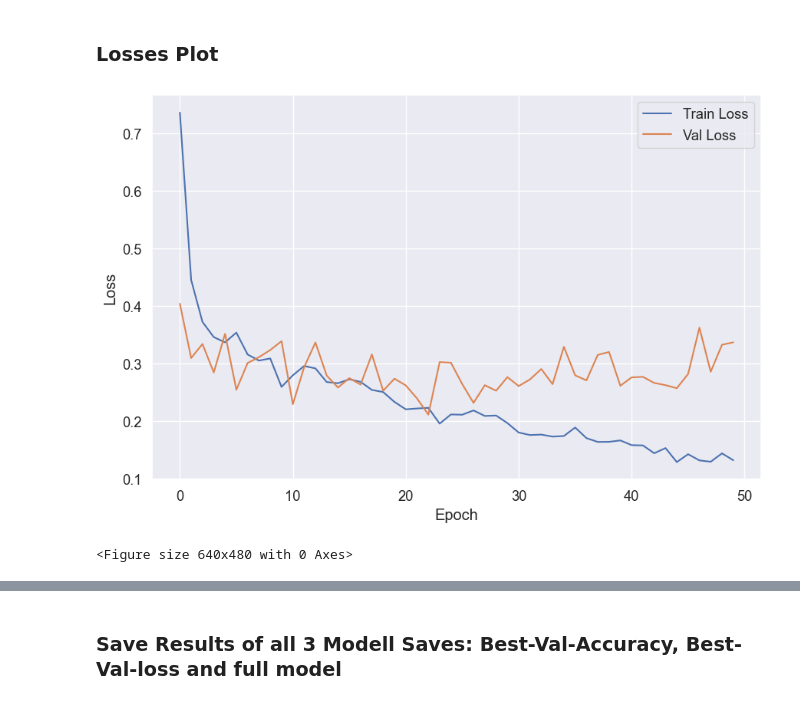
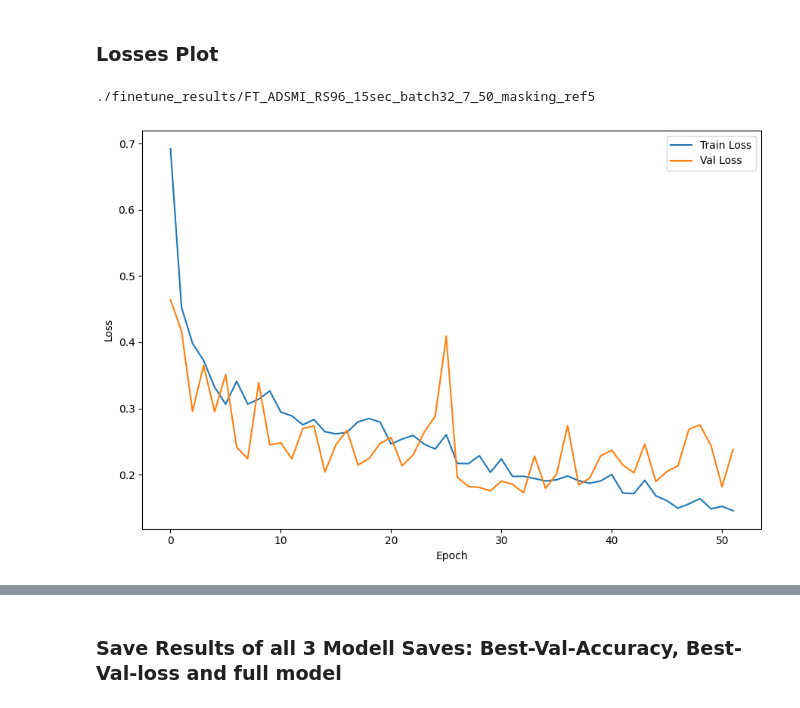
Before and after one commit to GaborinoS/MA-pre-work, a Jupyter notebook: Test_from_scratch/Finetune_NB_ContrastiveModel.ipynb, the cells around one changed output, grey strips where cells are left out. Saved outputs shown, nothing was run; the diff lists cells and outputs as text; code cells hidden in the pictures.

```diff
--- a/Test_from_scratch/Finetune_NB_ContrastiveModel.ipynb
+++ b/Test_from_scratch/Finetune_NB_ContrastiveModel.ipynb
@@ -128,9 +132,9 @@ class ContrastiveTripletModelwithPHEfficient(nn.Module):
 #Run1:
 #Pretrain_model_dir = "./results/FIRST-2023-11-08-21-epochs-100-ADSMI"
 #Run2:
-Pretrain_model_dir = "./results/CLR-2023-11-24-15-epochs-120-ADSMI-neu_V2"
+#Pretrain_model_dir = "./results/CLR-2023-11-24-15-epochs-120-ADSMI-neu_V2"
 #Run3:
-#Pretrain_model_dir = "./results/CLR-2023-12-08-16-epochs-250-ADSMI-neu_V5"
+Pretrain_model_dir = "./results/CLR-2023-12-08-16-epochs-250-ADSMI-neu_V5"
 # %%
 
 
@@ -356,7 +385,13 @@ early_stop_counter = 0
 # %%
+
+from sklearn.metrics import f1_score as calculate_f1_score
+
+
 for epoch in range(num_epochs):
     model.train()
     epoch_train_losses = []  # Temporary list for storing training losses for each batch
+    all_predicted = []
+    all_labels = []
     for batch_idx, (spectrograms, labels) in tqdm(enumerate(train_loader), total=len(train_loader)):
         spectrograms = spectrograms.to(device)
         labels = labels.to(device)
@@ -392,6 +427,9 @@ for epoch in range(num_epochs):
 
             # Compute the predicted labels
             _, predicted = torch.max(outputs, 1)
+            all_predicted.extend(predicted.cpu().numpy())
+            all_labels.extend(labels.cpu().numpy())
+
             total_samples += labels.size(0)
             correct_predictions += (predicted == labels).sum().item()
 
@@ -399,16 +437,27 @@ for epoch in range(num_epochs):
     avg_val_loss = sum(epoch_val_losses) / len(epoch_val_losses)
     val_losses.append(avg_val_loss)  # Append average loss to main list
 
-    # Model saving and logging based on accuracy and loss
+    # Model saving and logging based on accuracy, loss, and now F1 score
     accuracy = correct_predictions / total_samples
-    if correct_predictions / total_samples > best_accuracy:
+
+    # Calculate macro avg f1 score using the alias
+    f1_macro_avg = calculate_f1_score(all_labels, all_predicted, average='macro')
+
+    if f1_macro_avg > best_f1_macro_avg and save_counter > save_start:
+        best_f1_macro_avg = f1_macro_avg
+        torch.save(model, finetune_results_dir + '/checkpoint_best_f1.pth')
+        early_stop_counter = 0
+        with open(finetune_results_dir + '/log_file.txt', 'a') as log_file:
+            log_file.write(f"Best F1 Score improved on epoch {epoch}: {best_f1_macro_avg:.4f}\n")
+
+    if correct_predictions / total_samples > best_accuracy and save_counter > save_start:
         best_accuracy = accuracy
         torch.save(model, finetune_results_dir + '/checkpoint.pth')
         early_stop_counter = 0
         with open(finetune_results_dir + '/log_file.txt', 'a') as log_file:
             log_file.write(f"Best accuracy improved on epoch {epoch}: {best_accuracy * 100:.2f}%\n")
 
-    if avg_val_loss < best_loss:
+    if avg_val_loss < best_loss and save_counter > save_start:
         best_loss = avg_val_loss
         torch.save(model, finetune_results_dir + '/checkpoint_best_loss.pth')
         early_stop_counter = 0
@@ -417,8 +466,9 @@ for epoch in range(num_epochs):
 
     scheduler.step(avg_val_loss)
 
+    save_counter += 1
     # Logging for each epoch
-    print(f"Epoch [{epoch+1}/{num_epochs}], Train Loss: {avg_train_loss:.4f}, Val Loss: {avg_val_loss:.4f}, Val Accuracy: {accuracy * 100:.2f}%")
+    print(f"Epoch [{epoch+1}/{num_epochs}], Train Loss: {avg_train_loss:.4f}, Val Loss: {avg_val_loss:.4f}, Val Accuracy: {accuracy * 100:.2f}%", f"Val F1 Score: {f1_macro_avg:.4f}")
     with open(finetune_results_dir + '/log_file.txt', 'a') as log_file:
         log_file.write(f"Epoch [{epoch+1}/{num_epochs}], Train Loss: {avg_train_loss:.4f}, Val Loss: {avg_val_loss:.4f}, Accuracy: {accuracy}, Early stopping count: {early_stop_counter} from {patience}\n")
 
@@ -446,22 +496,32 @@ Epoch [12/120], Train Loss: 0.2961, Val Loss: 0.2938, Val Accuracy: 90.68%
 # %% [markdown]
 ### Losses Plot
 # %%
+# Save full model
+torch.save(model, finetune_results_dir + '/Full_model_checkpoint.pth')
+
+
 # Convert tensors in the lists to numbers if necessary
 train_losses_cpu = [loss.cpu().item() if isinstance(loss, torch.Tensor) else loss for loss in train_losses]
 val_losses_cpu = [loss.cpu().item() if isinstance(loss, torch.Tensor) else loss for loss in val_losses]
 
 # Now plot these lists
 plt.figure(figsize=(9, 6))
 plt.plot(train_losses_cpu, label='Train Loss')
 plt.plot(val_losses_cpu, label='Val Loss')
 plt.xlabel('Epoch')
 plt.ylabel('Loss')
 plt.legend()
 plt.tight_layout()
-plt.show()
 
+
+
+#system sleep for 2
+time.sleep(2)
+print(finetune_results_dir)
 # Save the plot
 plt.savefig(f'{finetune_results_dir}/loss_plot.png')
+
+plt.show()
 # %% [output]
+./finetune_results/FT_ADSMI_RS96_15sec_batch32_7_50_masking_ref5
-[figure, old version]
+[figure, new version]
-<Figure size 640x480 with 0 Axes>
```
Also changed, not shown: parts of 14 cells of this notebook, 14 other files.
